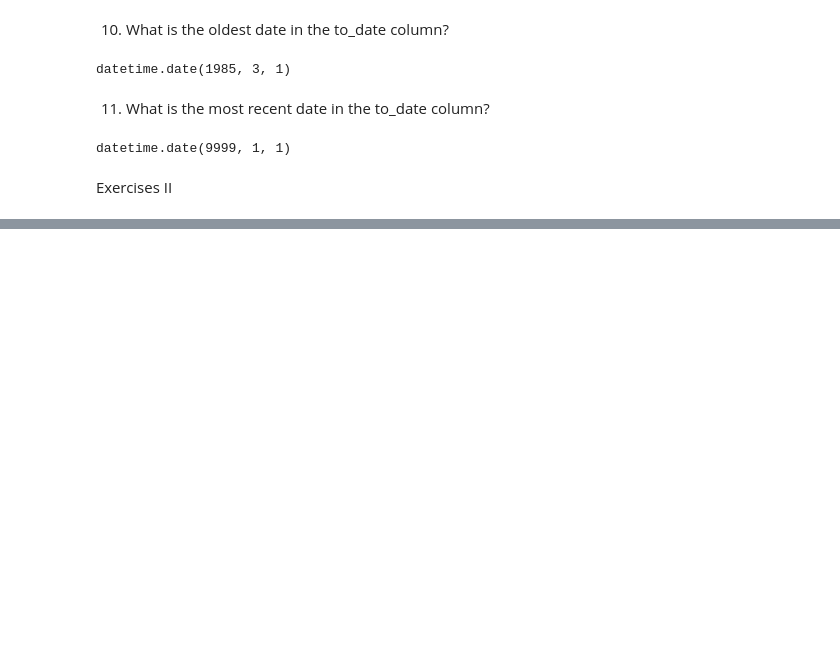
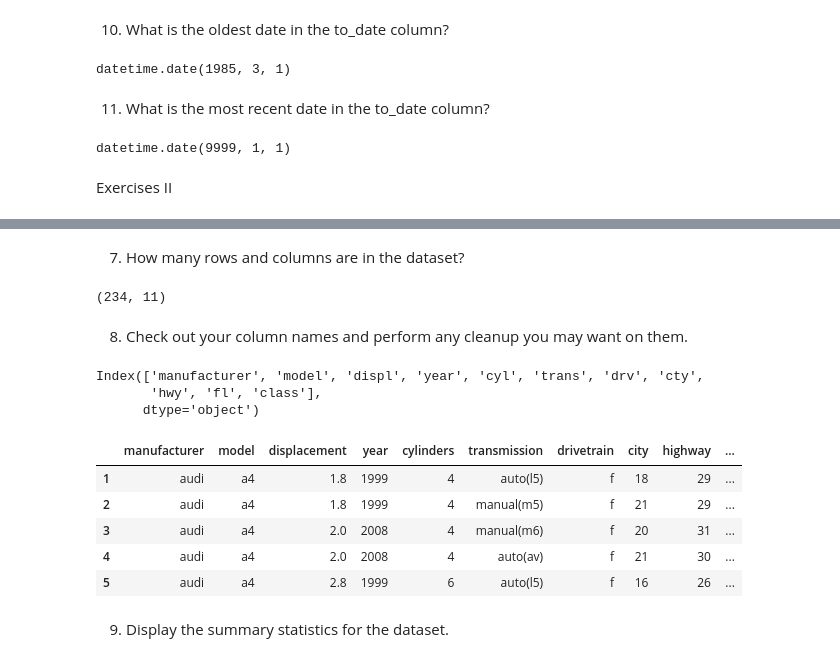
Before and after one commit to kristofer-rivera/numpy-pandas-visualization-exercises, a Jupyter notebook: advanced_dataframes.ipynb, the cells around one changed output, grey strips where cells are left out. Saved outputs shown, nothing was run; the diff lists cells and outputs as text; code cells hidden in the pictures; blank space fills up the shorter version.

```diff
--- a/advanced_dataframes.ipynb
+++ b/advanced_dataframes.ipynb
@@ -110,0 +185,3 @@ Exercises II
+# %%
+from pydataset import data
+mpg = data('mpg')
@@ -110,0 +210,26 @@ Exercises II
+# %% [markdown]
+7. How many rows and columns are in the dataset?
+# %%
+mpg.shape #234 rows and 11 columns
+# %% [output]
+(234, 11)
+# %% [markdown]
+8. Check out your column names and perform any cleanup you may want on them.
+# %%
+mpg.columns
+# %% [output]
+Index(['manufacturer', 'model', 'displ', 'year', 'cyl', 'trans', 'drv', 'cty',
+       'hwy', 'fl', 'class'],
+      dtype='object')
+# %%
+mpg.rename(columns= {'displ':'displacement', 'cyl':'cylinders','trans':'transmission','drv':'drivetrain', 'cty':'city', 'hwy':'highway', 'fl':'fuel'}, inplace=True)
+mpg.head()
+# %% [output]
+|  | manufacturer | model | displacement | year | cylinders | transmission | drivetrain | city | highway | ... |
+| 1 | audi | a4 | 1.8 | 1999 | 4 | auto(l5) | f | 18 | 29 | ... |
+| 2 | audi | a4 | 1.8 | 1999 | 4 | manual(m5) | f | 21 | 29 | ... |
+| 3 | audi | a4 | 2.0 | 2008 | 4 | manual(m6) | f | 20 | 31 | ... |
+| 4 | audi | a4 | 2.0 | 2008 | 4 | auto(av) | f | 21 | 30 | ... |
+| 5 | audi | a4 | 2.8 | 1999 | 6 | auto(l5) | f | 16 | 26 | ... |
+# %% [markdown]
+9. Display the summary statistics for the dataset.
```
Also changed, not shown: parts of 46 cells of this notebook.
